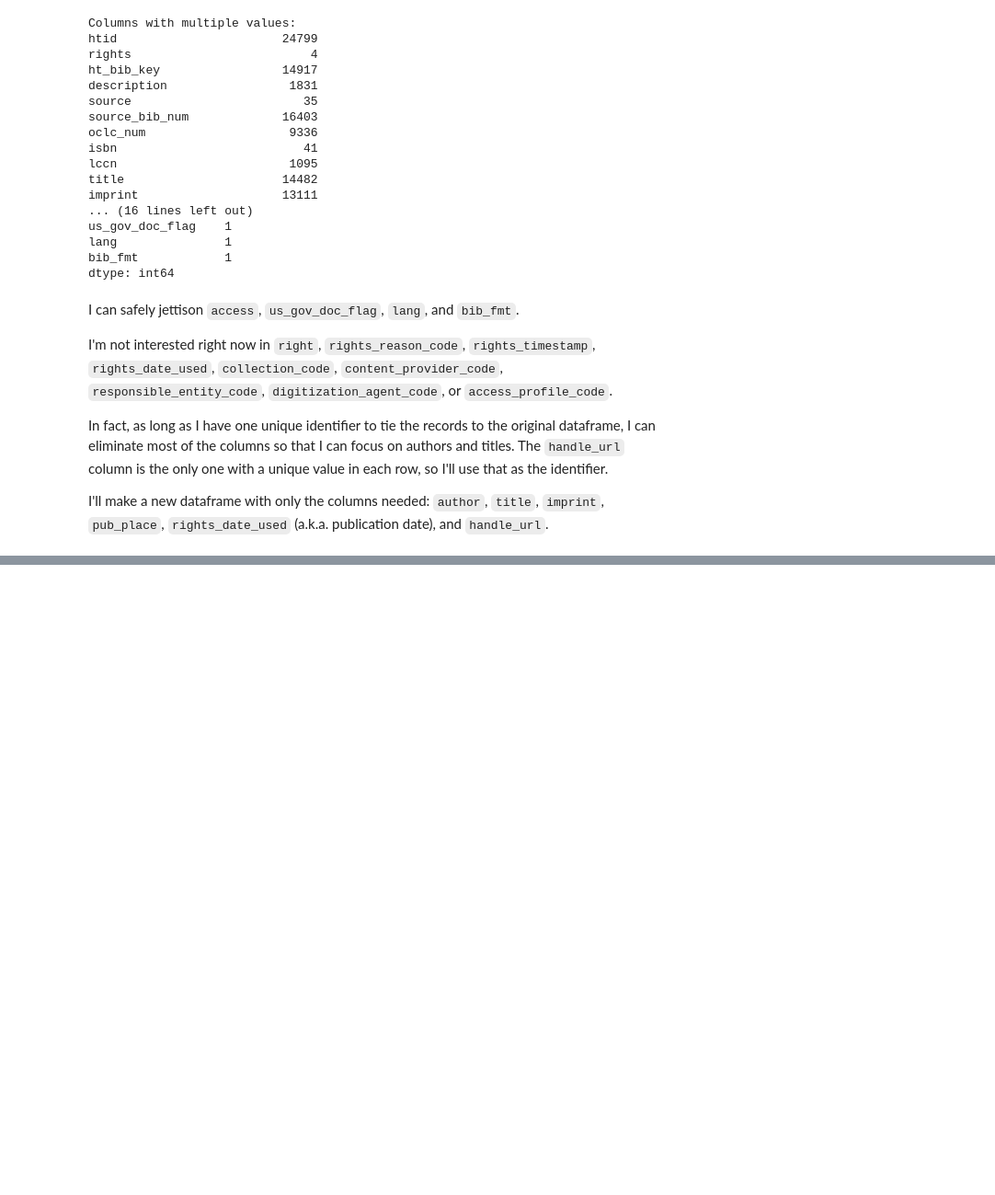
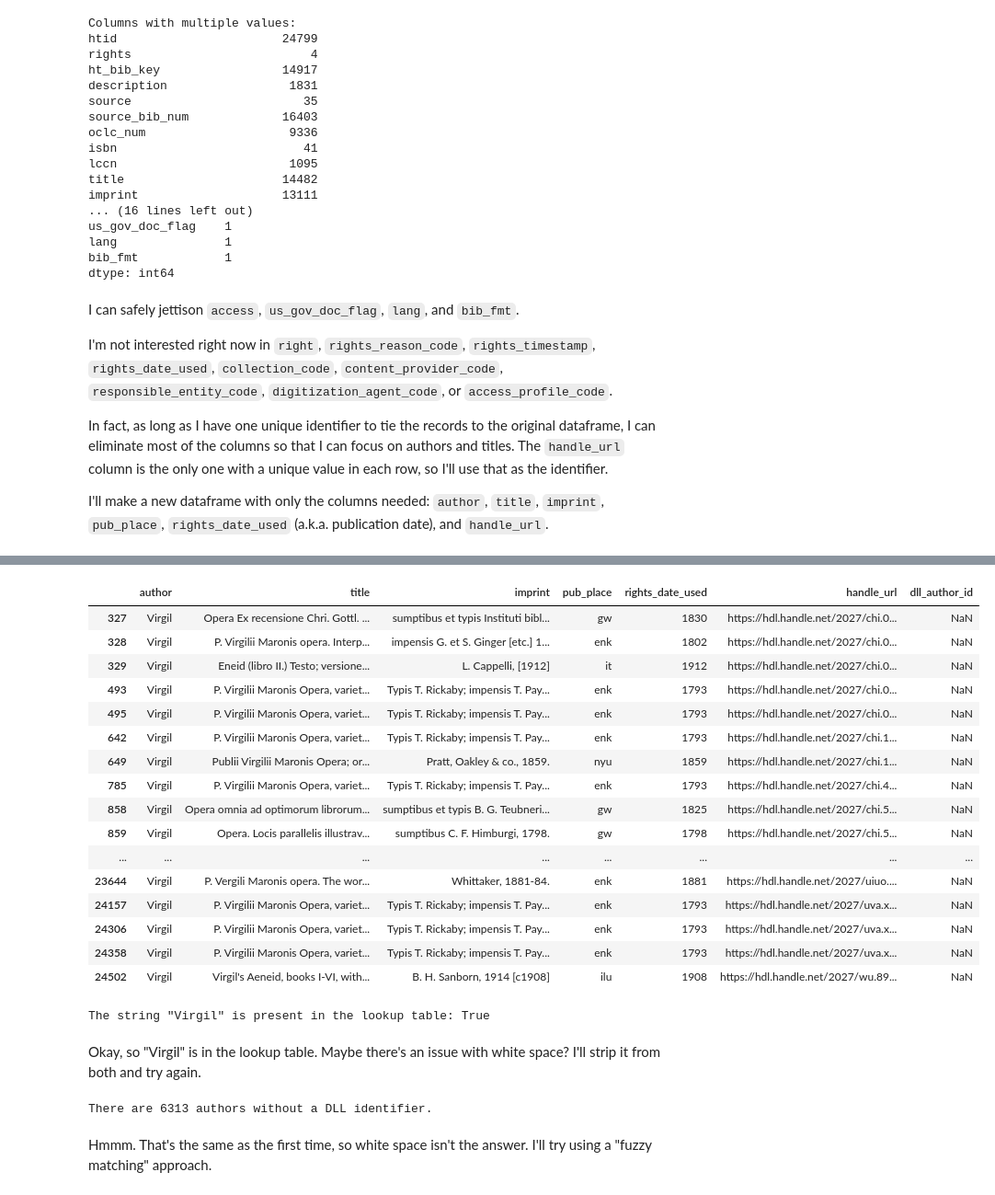
Before and after one commit to sjhuskey/dll-cat-matching, a Jupyter notebook: hathi.ipynb, the cells around one changed output, grey strips where cells are left out. Shown at 92% size. Drawn from its saved outputs; the diff is of its cells as text; code cells hidden in the pictures; blank space fills up the shorter version.

```diff
--- a/hathi.ipynb
+++ b/hathi.ipynb
@@ -114,0 +135,10 @@ hathidata.head()
+# %%
+# Open the VIAF author data file
+viafauthors = pd.read_csv('output/viaf-authors-output.csv')
+# %%
+# Create a dictionary from df2 for lookup
+lookup_dict = pd.Series(viafauthors.Identifier.values, index=viafauthors['H2 Text']).to_dict()
+# %%
+# Make a new 'dll_id' column in hathidata and insert the DLL's Author ID, if there's a match
+hathidata = hathidata.copy()
+hathidata.loc[:, 'dll_author_id'] = hathidata['author'].map(lookup_dict)
@@ -114,0 +159,3 @@ hathidata.head()
+# %%
+# Use the isna() method to make a dataframe of records without a value in dll_author_id
+unreconciled = hathidata[hathidata['dll_author_id'].isna()]
@@ -114,0 +245,49 @@ hathidata.head()
+# %%
+# Examine the entries for "Virgil"
+unreconciled[unreconciled['author'] == 'Virgil']
+# %% [output]
+|  | author | title | imprint | pub_place | rights_date_used | handle_url | dll_author_id |
+| 327 | Virgil | Opera Ex recensione Chri. Gottl. ... | sumptibus et typis Instituti bibl... | gw | 1830 | https://hdl.handle.net/2027/chi.0... | NaN |
+| 328 | Virgil | P. Virgilii Maronis opera. Interp... | impensis G. et S. Ginger [etc.] 1... | enk | 1802 | https://hdl.handle.net/2027/chi.0... | NaN |
+| 329 | Virgil | Eneid (libro II.) Testo; versione... | L. Cappelli, [1912] | it | 1912 | https://hdl.handle.net/2027/chi.0... | NaN |
+| 493 | Virgil | P. Virgilii Maronis Opera, variet... | Typis T. Rickaby; impensis T. Pay... | enk | 1793 | https://hdl.handle.net/2027/chi.0... | NaN |
+| 495 | Virgil | P. Virgilii Maronis Opera, variet... | Typis T. Rickaby; impensis T. Pay... | enk | 1793 | https://hdl.handle.net/2027/chi.0... | NaN |
+| 642 | Virgil | P. Virgilii Maronis Opera, variet... | Typis T. Rickaby; impensis T. Pay... | enk | 1793 | https://hdl.handle.net/2027/chi.1... | NaN |
+| 649 | Virgil | Publii Virgilii Maronis Opera; or... | Pratt, Oakley & co., 1859. | nyu | 1859 | https://hdl.handle.net/2027/chi.1... | NaN |
+| 785 | Virgil | P. Virgilii Maronis Opera, variet... | Typis T. Rickaby; impensis T. Pay... | enk | 1793 | https://hdl.handle.net/2027/chi.4... | NaN |
+| 858 | Virgil | Opera omnia ad optimorum librorum... | sumptibus et typis B. G. Teubneri... | gw | 1825 | https://hdl.handle.net/2027/chi.5... | NaN |
+| 859 | Virgil | Opera. Locis parallelis illustrav... | sumptibus C. F. Himburgi, 1798. | gw | 1798 | https://hdl.handle.net/2027/chi.5... | NaN |
+| ... | ... | ... | ... | ... | ... | ... | ... |
+| 23644 | Virgil | P. Vergili Maronis opera. The wor... | Whittaker, 1881-84. | enk | 1881 | https://hdl.handle.net/2027/uiuo.... | NaN |
+| 24157 | Virgil | P. Virgilii Maronis Opera, variet... | Typis T. Rickaby; impensis T. Pay... | enk | 1793 | https://hdl.handle.net/2027/uva.x... | NaN |
+| 24306 | Virgil | P. Virgilii Maronis Opera, variet... | Typis T. Rickaby; impensis T. Pay... | enk | 1793 | https://hdl.handle.net/2027/uva.x... | NaN |
+| 24358 | Virgil | P. Virgilii Maronis Opera, variet... | Typis T. Rickaby; impensis T. Pay... | enk | 1793 | https://hdl.handle.net/2027/uva.x... | NaN |
+| 24502 | Virgil | Virgil's Aeneid, books I-VI, with... | B. H. Sanborn, 1914 [c1908] | ilu | 1908 | https://hdl.handle.net/2027/wu.89... | NaN |
+# %%
+# Is "Virgil" in the DLL dataset?
+search_string = "Virgil"
+is_present_in_author_name = viafauthors['H2 Text'].str.contains(search_string).any()
+print(f'The string "{search_string}" is present in the lookup table: {is_present_in_author_name}')
+# %% [output]
+The string "Virgil" is present in the lookup table: True
+# %% [markdown]
+Okay, so "Virgil" is in the lookup table. Maybe there's an issue with white space? I'll strip it from both and try again.
+# %%
+# Trim whitespace from both DataFrames using `strip()`
+hathidata.loc[:,'author'] = hathidata['author'].str.strip()
+viafauthors.loc[:,'H2 Text'] = viafauthors['H2 Text'].str.strip()
+
+# Create a dictionary from lookup_df for lookup
+lookup_dict = pd.Series(viafauthors.Identifier.values, index=viafauthors['H2 Text']).to_dict()
+
+# Map the author names to the identifiers using the lookup dictionary
+hathidata.copy()
+hathidata['dll_author_id'] = hathidata['author'].map(lookup_dict)
+
+# Use the count() method to count the number of rows with a value other than "NaN"
+non_nan_count = hathidata['dll_author_id'].count()
+print(f"There are {non_nan_count} authors without a DLL identifier.")
+# %% [output]
+There are 6313 authors without a DLL identifier.
+# %% [markdown]
+Hmmm. That's the same as the first time, so white space isn't the answer. I'll try using a "fuzzy matching" approach.
```
Also changed, not shown: parts of 47 cells of this notebook.
